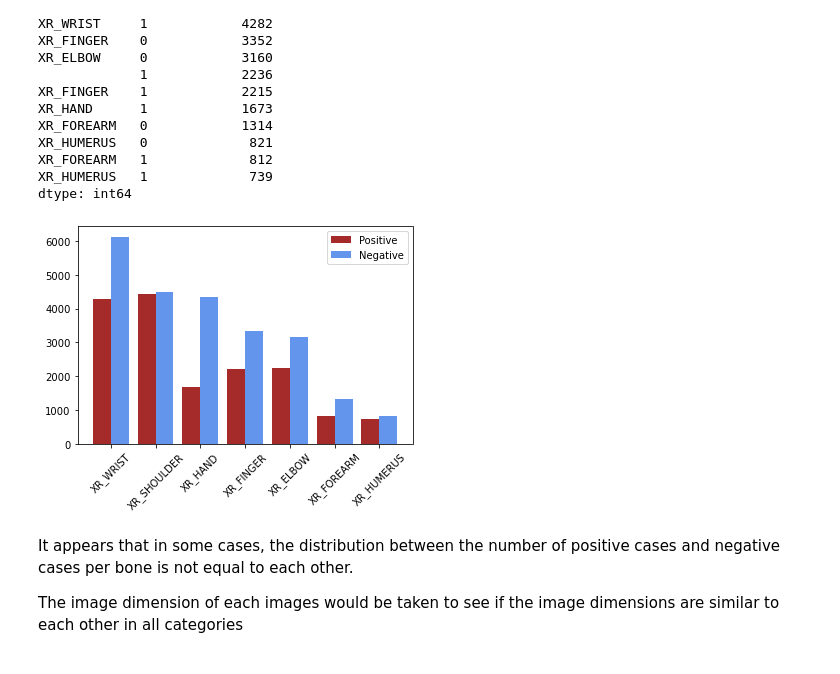
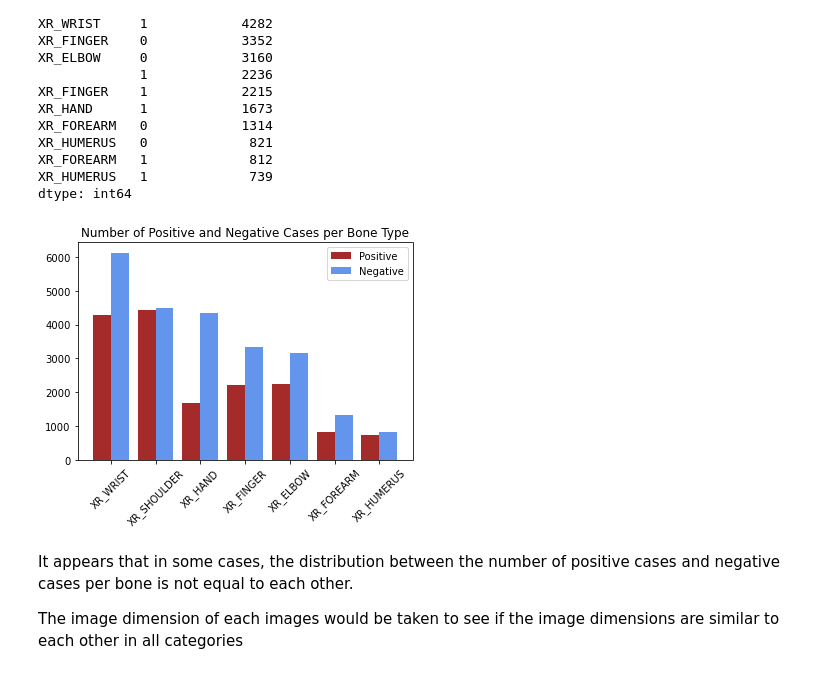
Before and after one commit to aronnicksnts/MURA-Classification, a Jupyter notebook: data_analysis.ipynb, the cells around one changed output. Saved outputs shown, nothing was run; the diff lists cells and outputs as text; code cells hidden in the pictures.

```diff
--- a/data_analysis.ipynb
+++ b/data_analysis.ipynb
@@ -120,22 +124,25 @@ dtype: int64
 # %%
 #Visualize Distribution between Diagnosis of each body part
 pDiag = []
 nDiag = []
 for itype in imageTypes:
     nDiag.append(imageDiag[(itype, 0)])
     pDiag.append(imageDiag[(itype, 1)])
 
 x_axis = np.arange(n)
 
 plt.bar(x_axis-0.2, pDiag, width=0.4, label='Positive', color = 'brown')
 plt.bar(x_axis+0.2, nDiag, width=0.4, label="Negative", color = 'cornflowerblue')
+plt.title('Number of Positive and Negative Cases per Bone Type')
 plt.xticks(x_axis, imageTypes, rotation=45)
 plt.legend()
+plt.savefig('Images/Comparison of Number of Positive Cases to Negative Cases.jpg', dpi = 500, bbox_inches='tight')
 plt.show()
+
 #Delete variables to free memory
 del imageDiag, pDiag, nDiag, imageDistTrain, imageDistVal, imageTrainPercentage, x_axis
 # %% [output]
-[figure, old version]
+[figure, new version]
 # %% [markdown]
 It appears that in some cases, the distribution between the number of positive cases and negative cases per bone is not equal to each other.
 
```
Also changed, not shown: parts of 3 cells of this notebook, 3 other files.
